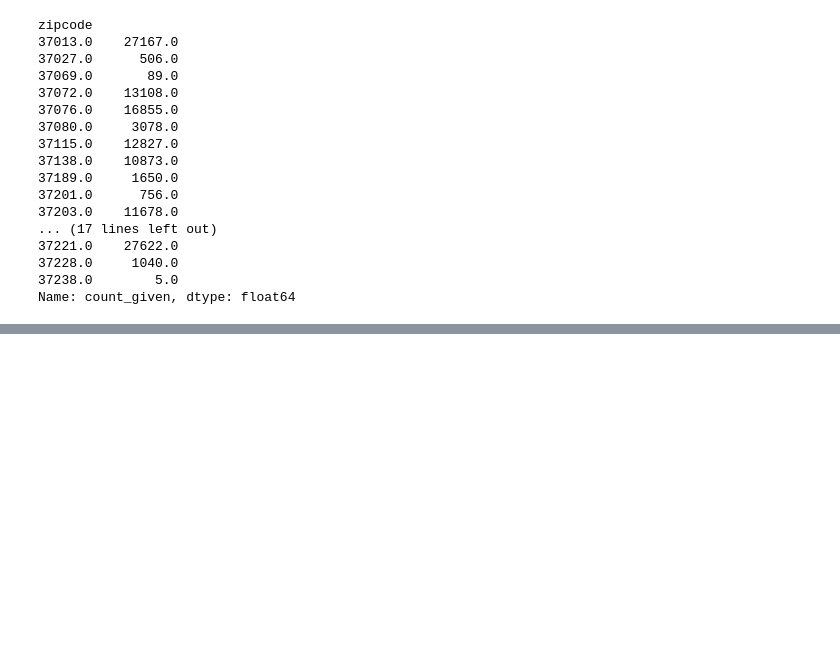
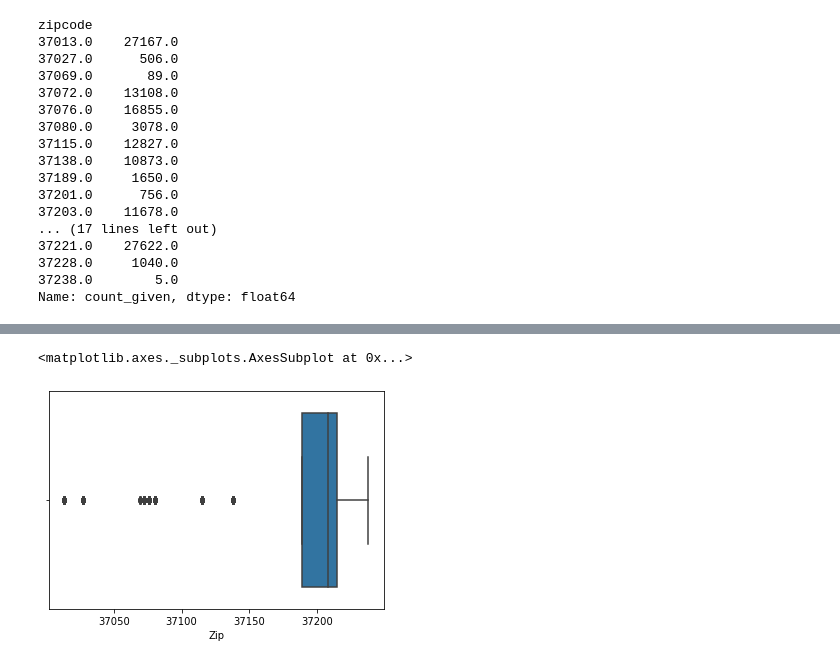
Before and after one commit to ryanhilber93/nash-covid-cases-vaccines-hot_chickens, a Jupyter notebook: data/COVID.ipynb, the cells around one changed output, grey strips where cells are left out. Saved outputs shown, nothing was run; the diff lists cells and outputs as text; code cells hidden in the pictures; blank space fills up the shorter version.

```diff
--- a/data/COVID.ipynb
+++ b/data/COVID.ipynb
@@ -136,0 +142,5 @@ NameError: name 'stack_hist' is not defined
+# %%
+sns.boxplot(x=zip_df['Zip'])
+# %% [output]
+<matplotlib.axes._subplots.AxesSubplot at 0x...>
+[figure, added]
```
Also changed, not shown: parts of 20 cells of this notebook, 1 other file.
